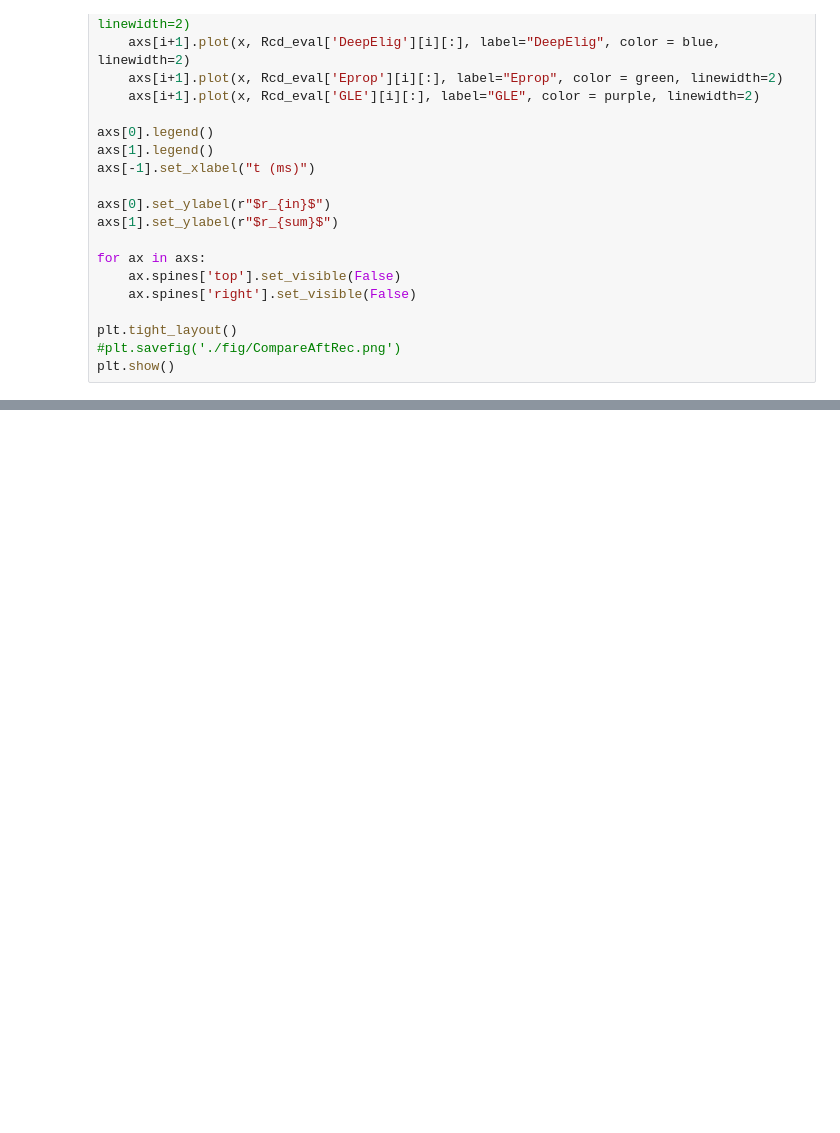
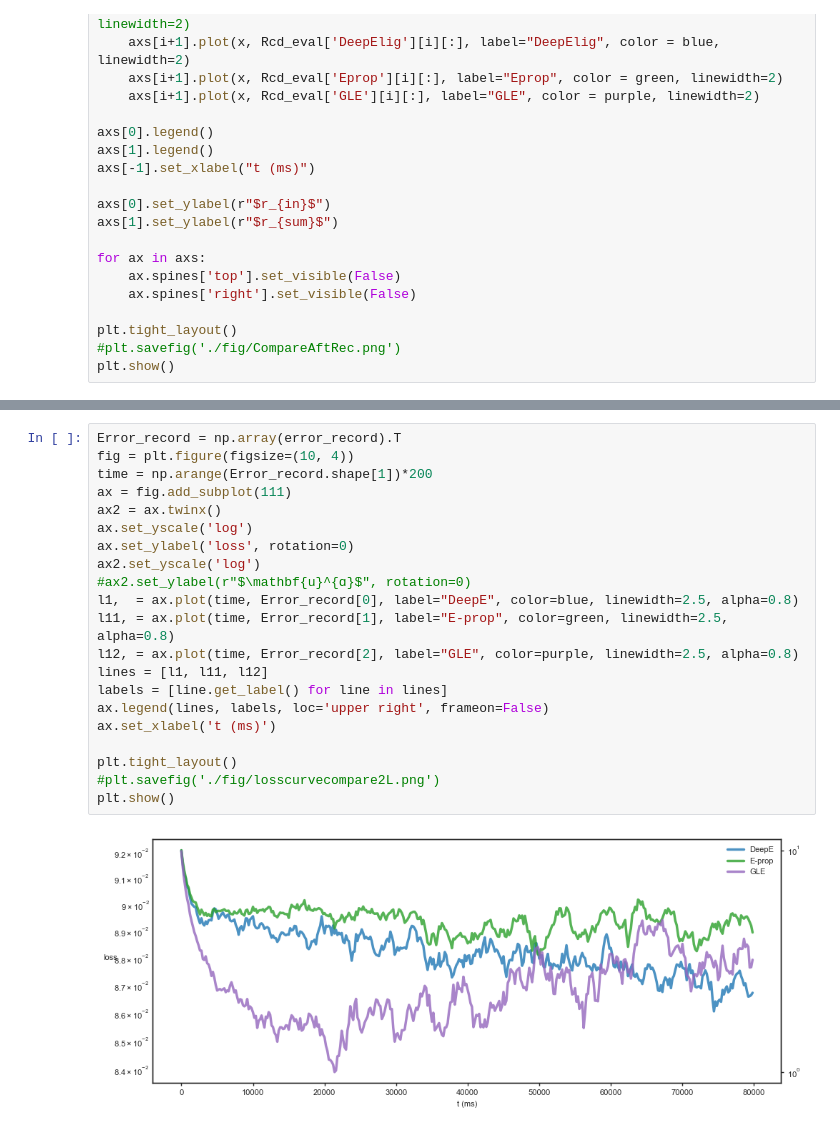
Before and after one commit to Baskin-LIU/Kernel-Propagation, a Jupyter notebook: Experiments/MiniTasks.ipynb, the cells around one changed output, grey strips where cells are left out. Saved outputs shown, nothing was run; the diff lists cells and outputs as text; blank space fills up the shorter version.

```diff
--- a/Experiments/MiniTasks.ipynb
+++ b/Experiments/MiniTasks.ipynb
@@ -435,0 +578,23 @@ plt.show()
+# %%
+Error_record = np.array(error_record).T
+fig = plt.figure(figsize=(10, 4))
+time = np.arange(Error_record.shape[1])*200
+ax = fig.add_subplot(111)
+ax2 = ax.twinx()
+ax.set_yscale('log')
+ax.set_ylabel('loss', rotation=0)
+ax2.set_yscale('log')
+#ax2.set_ylabel(r"$\mathbf{u}^{ɑ}$", rotation=0)
+l1,  = ax.plot(time, Error_record[0], label="DeepE", color=blue, linewidth=2.5, alpha=0.8)
+l11, = ax.plot(time, Error_record[1], label="E-prop", color=green, linewidth=2.5, alpha=0.8)
+l12, = ax.plot(time, Error_record[2], label="GLE", color=purple, linewidth=2.5, alpha=0.8)
+lines = [l1, l11, l12]
+labels = [line.get_label() for line in lines]
+ax.legend(lines, labels, loc='upper right', frameon=False)
+ax.set_xlabel('t (ms)')
+
+plt.tight_layout()
+#plt.savefig('./fig/losscurvecompare2L.png')
+plt.show()
+# %% [output]
+[figure, added]
```
Also changed, not shown: parts of 4 cells of this notebook, 41 other files.
